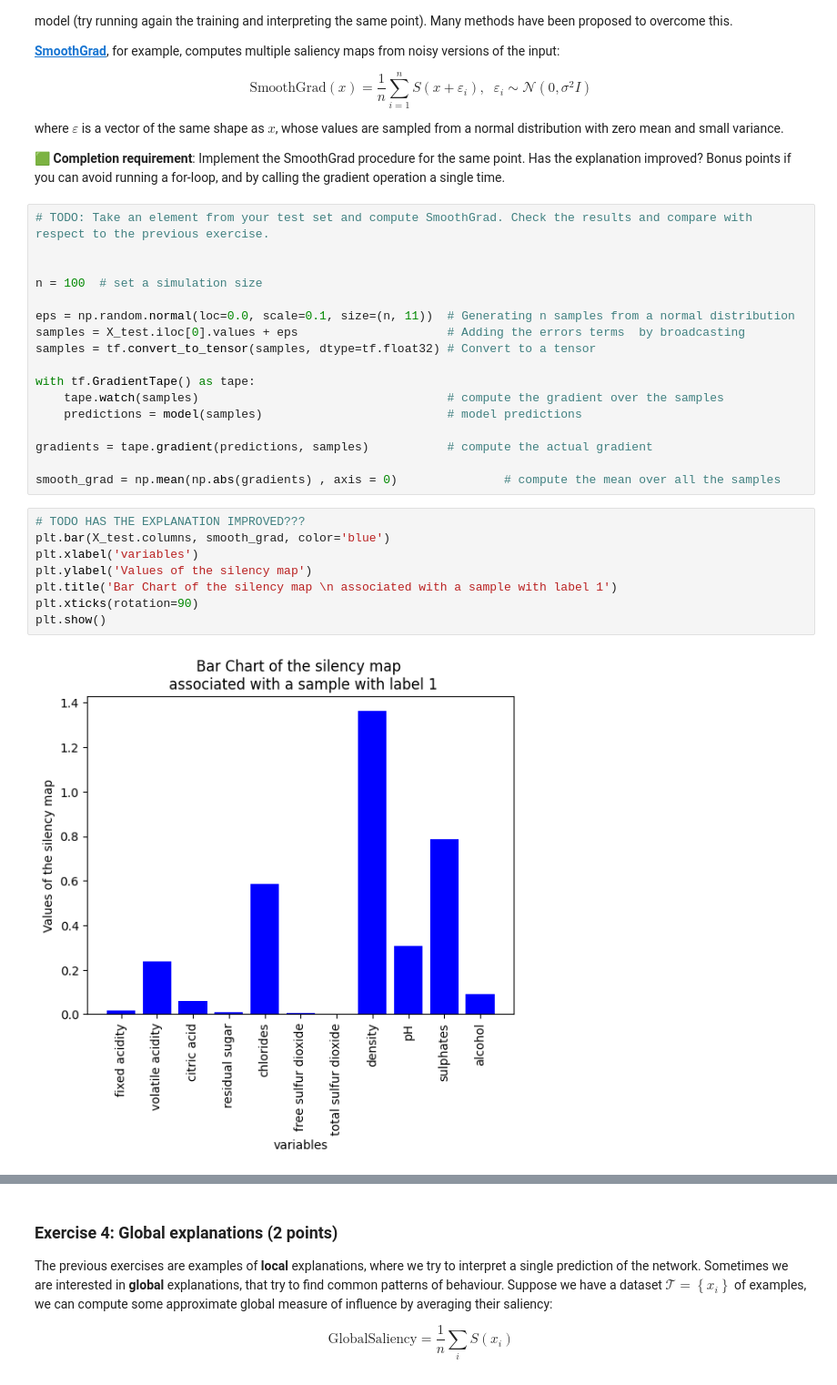
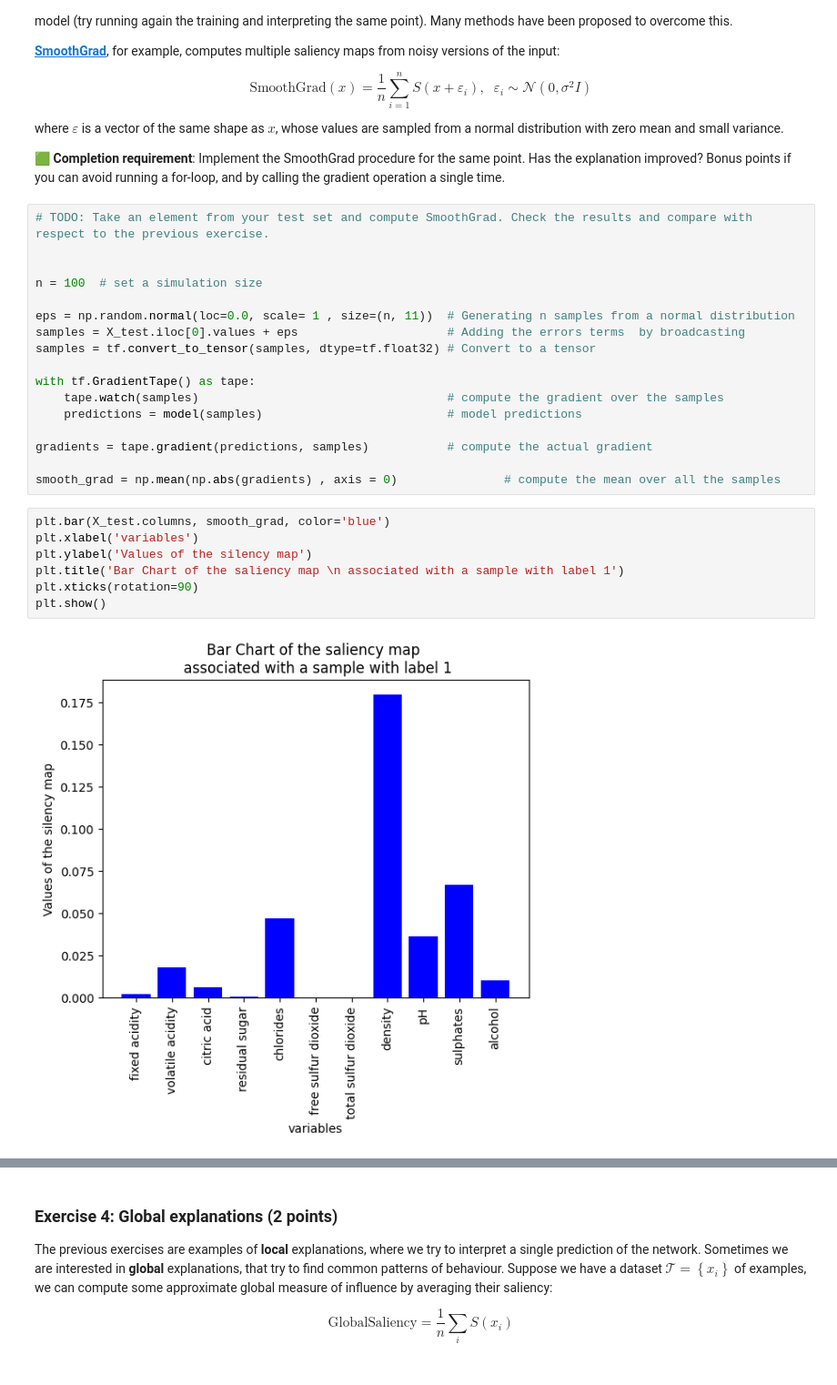
Before and after one commit to PaoloBarba/NN_Homework_1, a Jupyter notebook: NNDS_2023_Homework.ipynb, the cells around one changed output, grey strips where cells are left out. Shown at 91% size. Drawn from its saved outputs; the diff is of its cells as text.

```diff
--- a/NNDS_2023_Homework.ipynb
+++ b/NNDS_2023_Homework.ipynb
@@ -331,7 +331,7 @@ where $\varepsilon$ is a vector of the same shape as $x$, whose values are sampl
 
 n = 100  # set a simulation size
 
-eps = np.random.normal(loc=0.0, scale=0.1, size=(n, 11))  # Generating n samples from a normal distribution
+eps = np.random.normal(loc=0.0, scale= 1 , size=(n, 11))  # Generating n samples from a normal distribution
 samples = X_test.iloc[0].values + eps                     # Adding the errors terms  by broadcasting
 samples = tf.convert_to_tensor(samples, dtype=tf.float32) # Convert to a tensor
 
@@ -343,12 +343,11 @@ gradients = tape.gradient(predictions, samples)           # compute the actual g
 
 smooth_grad = np.mean(np.abs(gradients) , axis = 0)               # compute the mean over all the samples
 # %%
-# TODO HAS THE EXPLANATION IMPROVED???
 plt.bar(X_test.columns, smooth_grad, color='blue')
 plt.xlabel('variables')
 plt.ylabel('Values of the silency map')
-plt.title('Bar Chart of the silency map \n associated with a sample with label 1')
+plt.title('Bar Chart of the saliency map \n associated with a sample with label 1')
 plt.xticks(rotation=90)
 plt.show()
 # %% [output]
-[figure, old version]
+[figure, new version]
```
Also changed, not shown: parts of 18 cells of this notebook.
